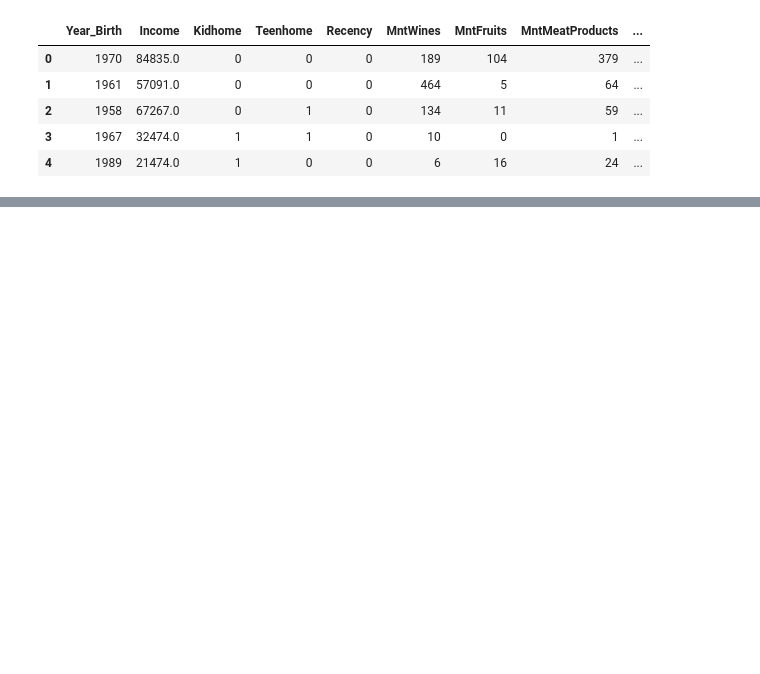
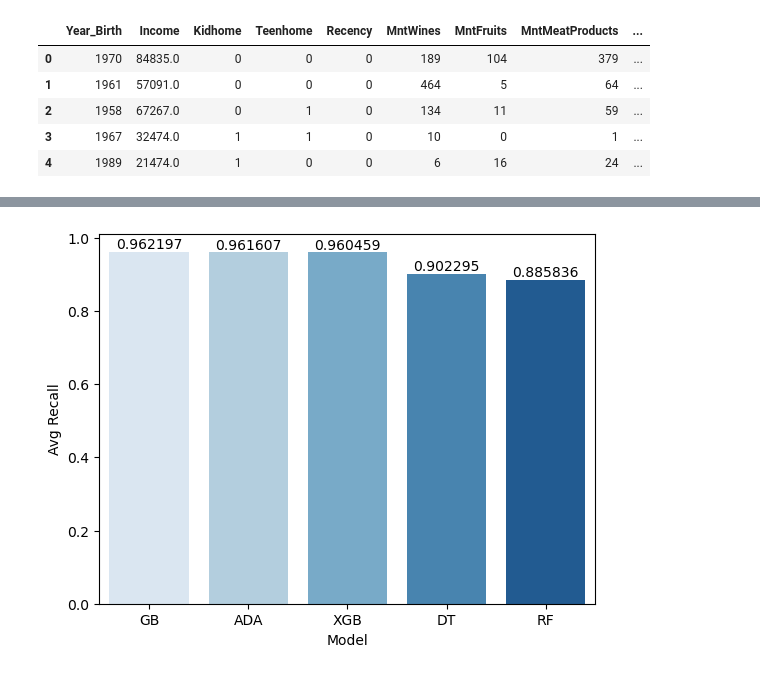
Before and after one commit to craigshaf50/DATA-448, a Jupyter notebook: Project/PredictiveModeling.ipynb, the cells around one changed output, grey strips where cells are left out. Drawn from its saved outputs; the diff is of its cells as text; code cells hidden in the pictures; blank space fills up the shorter version.

Commit message:
Predictive Modeling

```diff
--- a/Project/PredictiveModeling.ipynb
+++ b/Project/PredictiveModeling.ipynb
@@ -37,3 +37,14 @@ store_final.head()
 | 2 | 1958 | 67267.0 | 0 | 1 | 0 | 134 | 11 | 59 | ... |
 | 3 | 1967 | 32474.0 | 1 | 1 | 0 | 10 | 0 | 1 | ... |
 | 4 | 1989 | 21474.0 | 1 | 0 | 0 | 6 | 16 | 24 | ... |
+# %%
+#defining input (top 8) and target (Response)
+x=store_final[['Recency', 'MntTotal', 'Interaction_2', 'Enr_year', 'MntWines', 'Interaction_4', 'MntMeatProducts', 'NumWebVisitsMonth']]
+y=store_final['Response']
+
+#splitting the data
+x_train, x_test, y_train, y_test = train_test_split(x, y, test_size = 0.2, stratify = y)
+
+#creating the train and test data-frames
+train = pd.concat([x_train, y_train], axis = 1).reset_index(drop = True)
+test = pd.concat([x_test, y_test], axis = 1).reset_index(drop = True)
@@ -139,0 +154,14 @@ xgb 0.9750494702560087
+# %%
+#initial dictionary of data
+data = {'Model':['DT', 'RF', 'ADA', 'GB', 'XGB'],
+        'Avg Recall':[np.mean(dt_results), np.mean(rf_results), np.mean(ada_results), np.mean(gb_results), np.mean(xgb_results)]}
+
+#data frame
+model_eval = pd.DataFrame(data)
+model_eval = model_eval.sort_values(by='Avg Recall', ascending = False).reset_index(drop = True)
+# %%
+ax = sns.barplot(x='Model', y='Avg Recall', data=model_eval, palette = 'Blues')
+for i in ax.containers:
+    ax.bar_label(i,)
+# %% [output]
+[figure, added]
```
Also changed, not shown: parts of 8 cells of this notebook.
